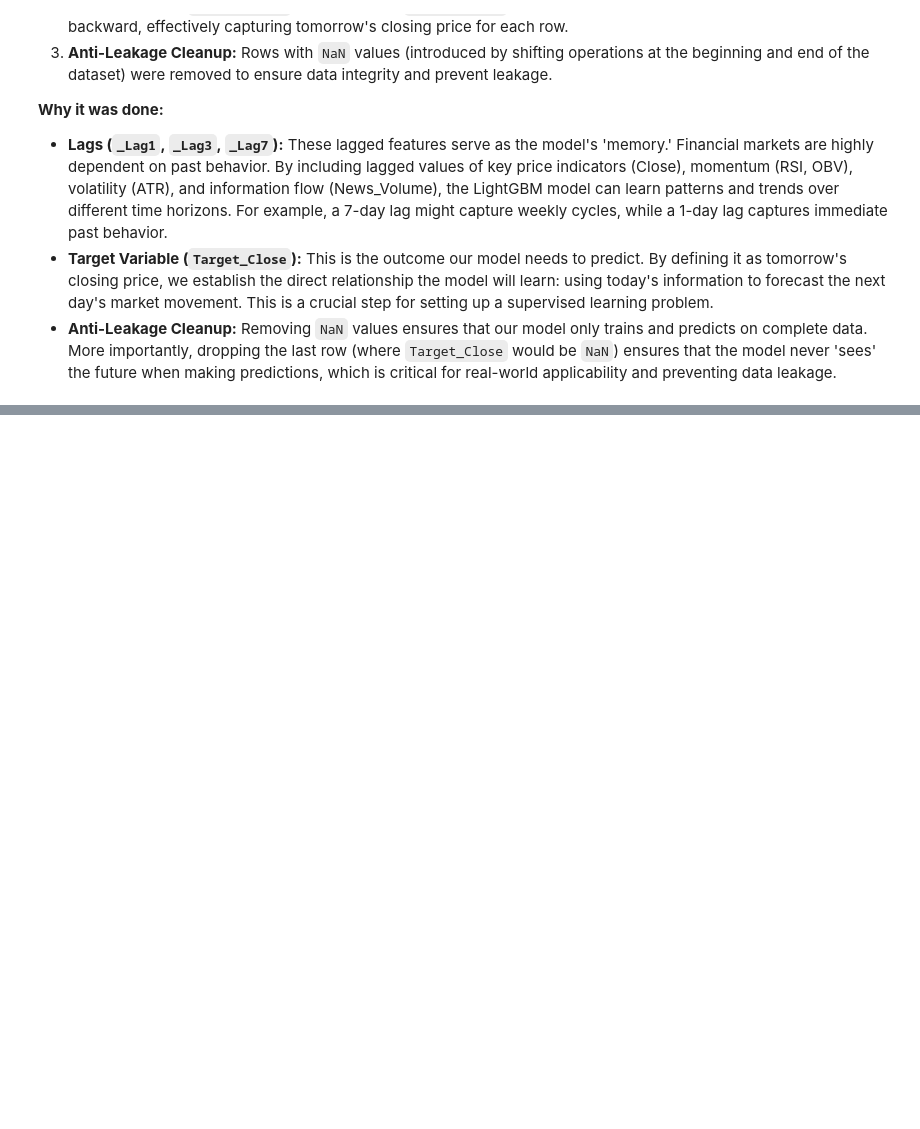
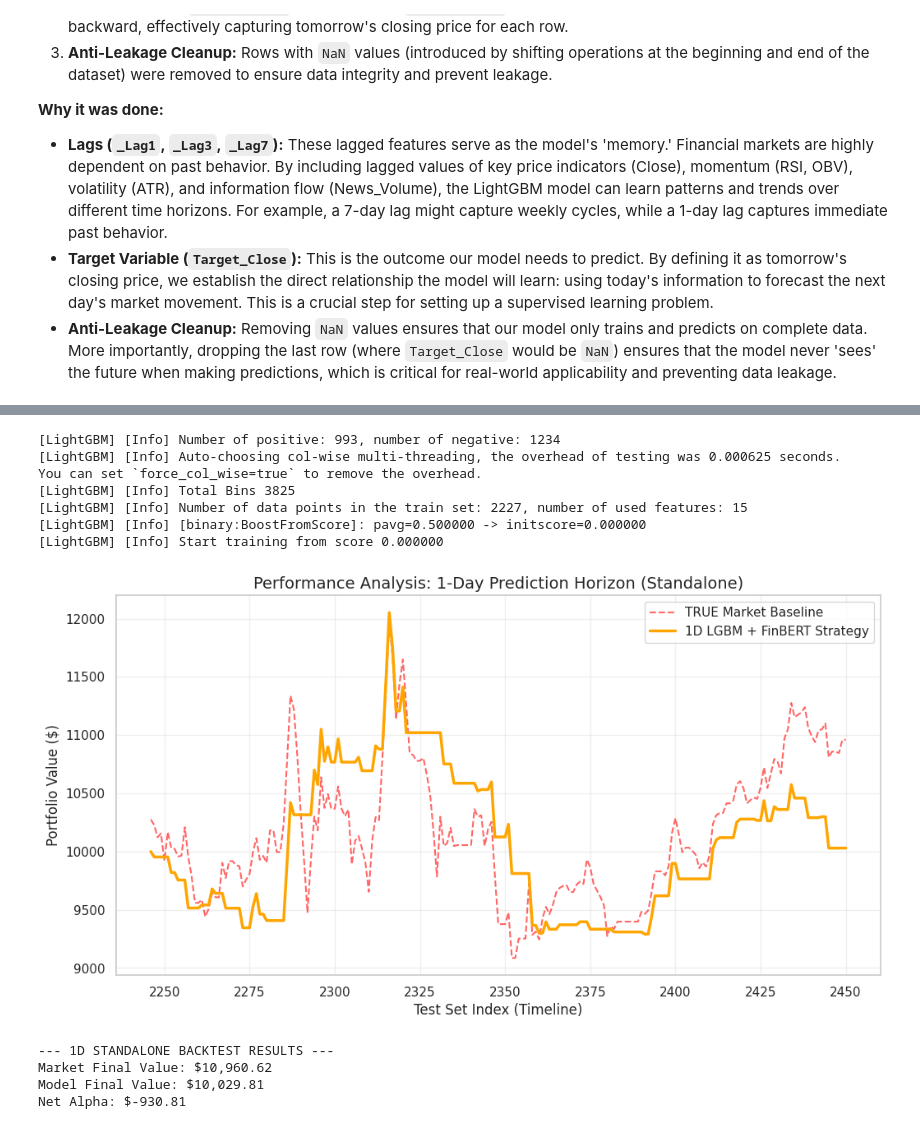
Before and after one commit to husseinabdelbary/Hussein-Abdelbary-s-Bachelor-Project, a Jupyter notebook: Bachelor_Thesis_HA2026.ipynb, the cells around one changed output, grey strips where cells are left out. Drawn from its saved outputs; the diff is of its cells as text; code cells hidden in the pictures; blank space fills up the shorter version.

```diff
--- a/Bachelor_Thesis_HA2026.ipynb
+++ b/Bachelor_Thesis_HA2026.ipynb
@@ -575,0 +1317,66 @@ print("✅ Phase 4 Complete: Model successfully trained and predictions generate
+# %%
+import matplotlib.pyplot as plt
+import numpy as np
+import lightgbm as lgb
+
+# 1. Define the 1D Target (Next day movement)
+# Binary target: 1 if next day return is positive, 0 otherwise
+combined['Trend_Target_1D'] = (combined['Close_Ret'].shift(-1) > 0).astype(int)
+
+# Use rows that have a 1-day future target
+df_1d_standalone = combined.dropna().copy()
+split_idx = int(len(df_1d_standalone) * 0.8)
+
+X_train_1d = df_1d_standalone.iloc[:split_idx][normalized_elite_features]
+y_train_1d = df_1d_standalone.iloc[:split_idx]['Trend_Target_1D']
+test_window_1d = df_1d_standalone.iloc[split_idx:].loc[:2450].copy()
+
+# 2. Train the 1-Day Model
+model_1d = lgb.LGBMClassifier(**random_search.best_params_, random_state=42, class_weight='balanced')
+model_1d.fit(X_train_1d, y_train_1d)
+
+# 3. Generate Predictions
+preds_1d = model_1d.predict(test_window_1d[normalized_elite_features])
+
+# 4. Ground Truth: Constant Market Baseline (The Red Line)
+# Identical math to the 3D and 5D versions for fairness
+daily_rets = test_window_1d['Close_Ret'].shift(-1).fillna(0)
+initial_capital = 10000
+test_window_1d['True_Market'] = initial_capital * (1 + daily_rets).cumprod()
+
+# 5. Strategy Value: Apply 1D Predictions (The Orange Line)
+strat_rets_1d = preds_1d * daily_rets
+test_window_1d['Strategy_1D'] = initial_capital * (1 + strat_rets_1d).cumprod()
+
+# 6. Plotting
+plt.figure(figsize=(12, 6))
+plt.plot(test_window_1d['True_Market'], label='TRUE Market Baseline', color='red', linestyle='--', alpha=0.6)
+plt.plot(test_window_1d['Strategy_1D'], label='1D LGBM + FinBERT Strategy', color='orange', linewidth=2.5)
+
+plt.title('Performance Analysis: 1-Day Prediction Horizon (Standalone)', fontsize=14)
+plt.xlabel('Test Set Index (Timeline)', fontsize=12)
+plt.ylabel('Portfolio Value ($)', fontsize=12)
+plt.legend()
+plt.grid(alpha=0.3)
+plt.show()
+
+# Final Stats
+f_mkt = test_window_1d['True_Market'].iloc[-1]
+f_strat = test_window_1d['Strategy_1D'].iloc[-1]
+print(f"--- 1D STANDALONE BACKTEST RESULTS ---")
+print(f"Market Final Value: ${f_mkt:,.2f}")
+print(f"Model Final Value: ${f_strat:,.2f}")
+print(f"Net Alpha: ${f_strat - f_mkt:,.2f}")
+# %% [output]
+[LightGBM] [Info] Number of positive: 993, number of negative: 1234
+[LightGBM] [Info] Auto-choosing col-wise multi-threading, the overhead of testing was 0.000625 seconds.
+You can set `force_col_wise=true` to remove the overhead.
+[LightGBM] [Info] Total Bins 3825
+[LightGBM] [Info] Number of data points in the train set: 2227, number of used features: 15
+[LightGBM] [Info] [binary:BoostFromScore]: pavg=0.500000 -> initscore=0.000000
+[LightGBM] [Info] Start training from score 0.000000
+[figure, added]
+--- 1D STANDALONE BACKTEST RESULTS ---
+Market Final Value: $10,960.62
+Model Final Value: $10,029.81
+Net Alpha: $-930.81
```
Also changed, not shown: parts of 36 cells of this notebook.
